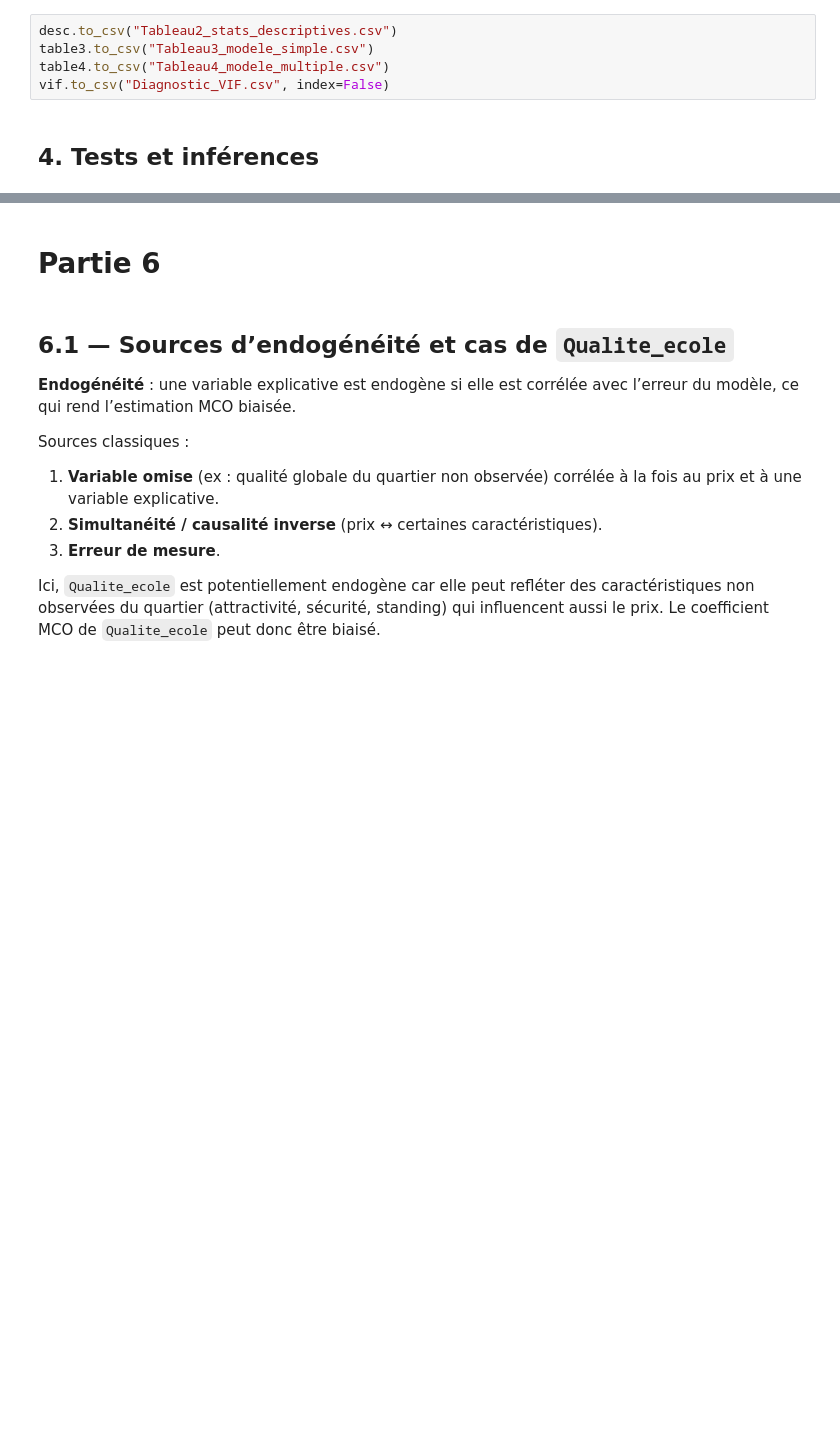
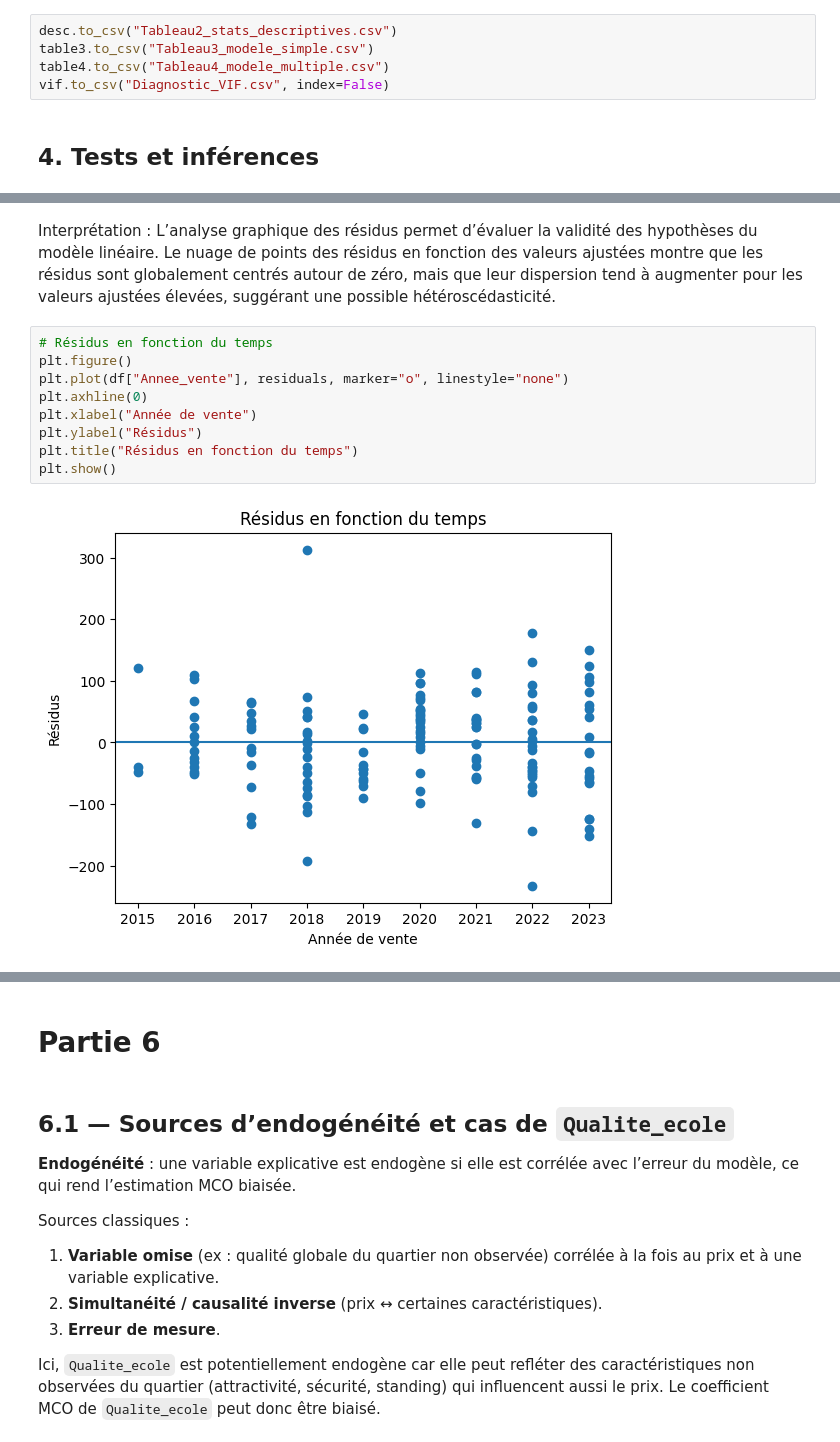
Before and after one commit to SIVAYANAMAPeraveena/Statistique, a Jupyter notebook: notebook.ipynb, the cells around one changed output, grey strips where cells are left out. Drawn from its saved outputs; the diff is of its cells as text; blank space fills up the shorter version.

```diff
--- a/notebook.ipynb
+++ b/notebook.ipynb
@@ -705,0 +867,13 @@ p-value (one-sided, H1: beta < 0) = 7.068721187320534e-18
+# %% [markdown]
+Interprétation : L’analyse graphique des résidus permet d’évaluer la validité des hypothèses du modèle linéaire. Le nuage de points des résidus en fonction des valeurs ajustées montre que les résidus sont globalement centrés autour de zéro, mais que leur dispersion tend à augmenter pour les valeurs ajustées élevées, suggérant une possible hétéroscédasticité.
+# %%
+# Résidus en fonction du temps
+plt.figure()
+plt.plot(df["Annee_vente"], residuals, marker="o", linestyle="none")
+plt.axhline(0)
+plt.xlabel("Année de vente")
+plt.ylabel("Résidus")
+plt.title("Résidus en fonction du temps")
+plt.show()
+# %% [output]
+[figure, added]
```
Also changed, not shown: parts of 60 cells of this notebook.
